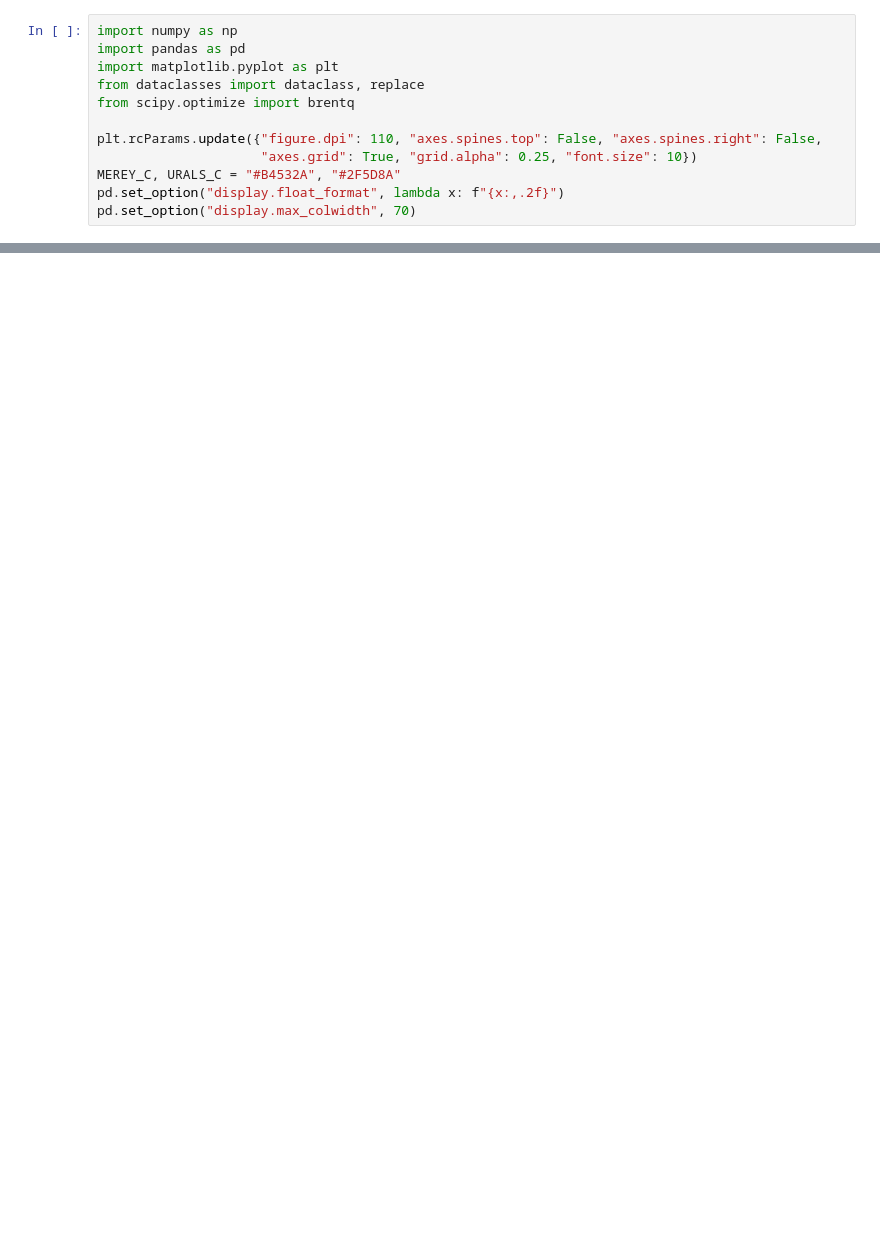
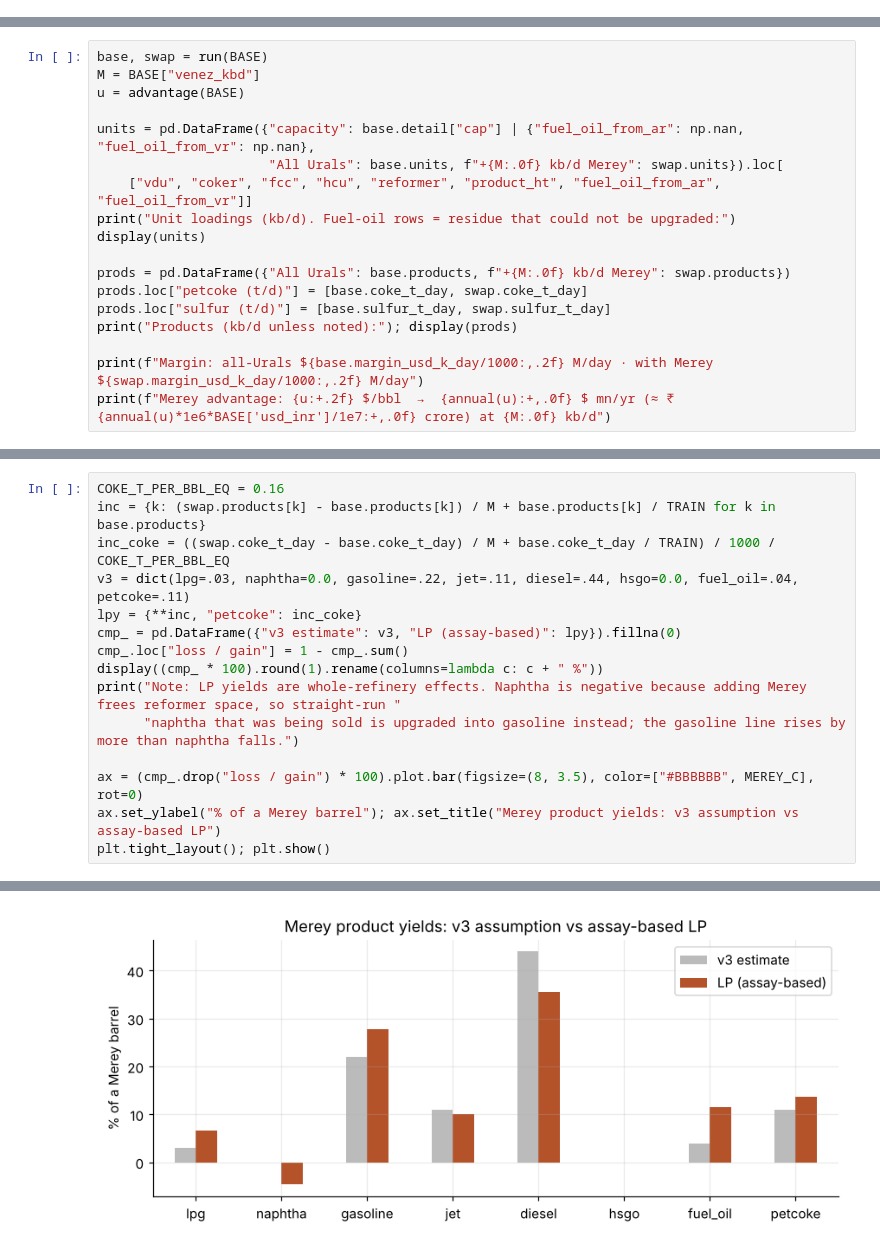
Before and after one commit to mishu1177karan/jamnagar-crude-slate-model, a Jupyter notebook: jamnagar_merey_vs_urals.ipynb, the cells around one changed output, grey strips where cells are left out. Cells and saved outputs as stored; diff of their text form; blank space fills up the shorter version.

```diff
--- a/jamnagar_merey_vs_urals.ipynb
+++ b/jamnagar_merey_vs_urals.ipynb
@@ -14,12 +0,0 @@
-# %%
-import numpy as np
-import pandas as pd
-import matplotlib.pyplot as plt
-from dataclasses import dataclass, replace
-from scipy.optimize import brentq
-
-plt.rcParams.update({"figure.dpi": 110, "axes.spines.top": False, "axes.spines.right": False,
-                     "axes.grid": True, "grid.alpha": 0.25, "font.size": 10})
-MEREY_C, URALS_C = "#B4532A", "#2F5D8A"
-pd.set_option("display.float_format", lambda x: f"{x:,.2f}")
-pd.set_option("display.max_colwidth", 70)
@@ -358,0 +176,18 @@ the October import surge, since those cargoes were priced while Urals was expens
+# %%
+base, swap = run(BASE)
+M = BASE["venez_kbd"]
+u = advantage(BASE)
+
+units = pd.DataFrame({"capacity": base.detail["cap"] | {"fuel_oil_from_ar": np.nan, "fuel_oil_from_vr": np.nan},
+                      "All Urals": base.units, f"+{M:.0f} kb/d Merey": swap.units}).loc[
+    ["vdu", "coker", "fcc", "hcu", "reformer", "product_ht", "fuel_oil_from_ar", "fuel_oil_from_vr"]]
+print("Unit loadings (kb/d). Fuel-oil rows = residue that could not be upgraded:")
+display(units)
+
+prods = pd.DataFrame({"All Urals": base.products, f"+{M:.0f} kb/d Merey": swap.products})
+prods.loc["petcoke (t/d)"] = [base.coke_t_day, swap.coke_t_day]
+prods.loc["sulfur (t/d)"] = [base.sulfur_t_day, swap.sulfur_t_day]
+print("Products (kb/d unless noted):"); display(prods)
+
+print(f"Margin: all-Urals ${base.margin_usd_k_day/1000:,.2f} M/day · with Merey ${swap.margin_usd_k_day/1000:,.2f} M/day")
+print(f"Merey advantage: {u:+.2f} $/bbl  →  {annual(u):+,.0f} $ mn/yr (≈ ₹{annual(u)*1e6*BASE['usd_inr']/1e7:+,.0f} crore) at {M:.0f} kb/d")
@@ -358,0 +222,16 @@ the October import surge, since those cargoes were priced while Urals was expens
+# %%
+COKE_T_PER_BBL_EQ = 0.16
+inc = {k: (swap.products[k] - base.products[k]) / M + base.products[k] / TRAIN for k in base.products}
+inc_coke = ((swap.coke_t_day - base.coke_t_day) / M + base.coke_t_day / TRAIN) / 1000 / COKE_T_PER_BBL_EQ
+v3 = dict(lpg=.03, naphtha=0.0, gasoline=.22, jet=.11, diesel=.44, hsgo=0.0, fuel_oil=.04, petcoke=.11)
+lpy = {**inc, "petcoke": inc_coke}
+cmp_ = pd.DataFrame({"v3 estimate": v3, "LP (assay-based)": lpy}).fillna(0)
+cmp_.loc["loss / gain"] = 1 - cmp_.sum()
+display((cmp_ * 100).round(1).rename(columns=lambda c: c + " %"))
+print("Note: LP yields are whole-refinery effects. Naphtha is negative because adding Merey frees reformer space, so straight-run "
+      "naphtha that was being sold is upgraded into gasoline instead; the gasoline line rises by more than naphtha falls.")
+
+ax = (cmp_.drop("loss / gain") * 100).plot.bar(figsize=(8, 3.5), color=["#BBBBBB", MEREY_C], rot=0)
+ax.set_ylabel("% of a Merey barrel"); ax.set_title("Merey product yields: v3 assumption vs assay-based LP")
+plt.tight_layout(); plt.show()
+# %% [output]
@@ -358,0 +249 @@ the October import surge, since those cargoes were priced while Urals was expens
+[figure, added]
```
Also changed, not shown: parts of 53 cells of this notebook, 13 other files.
